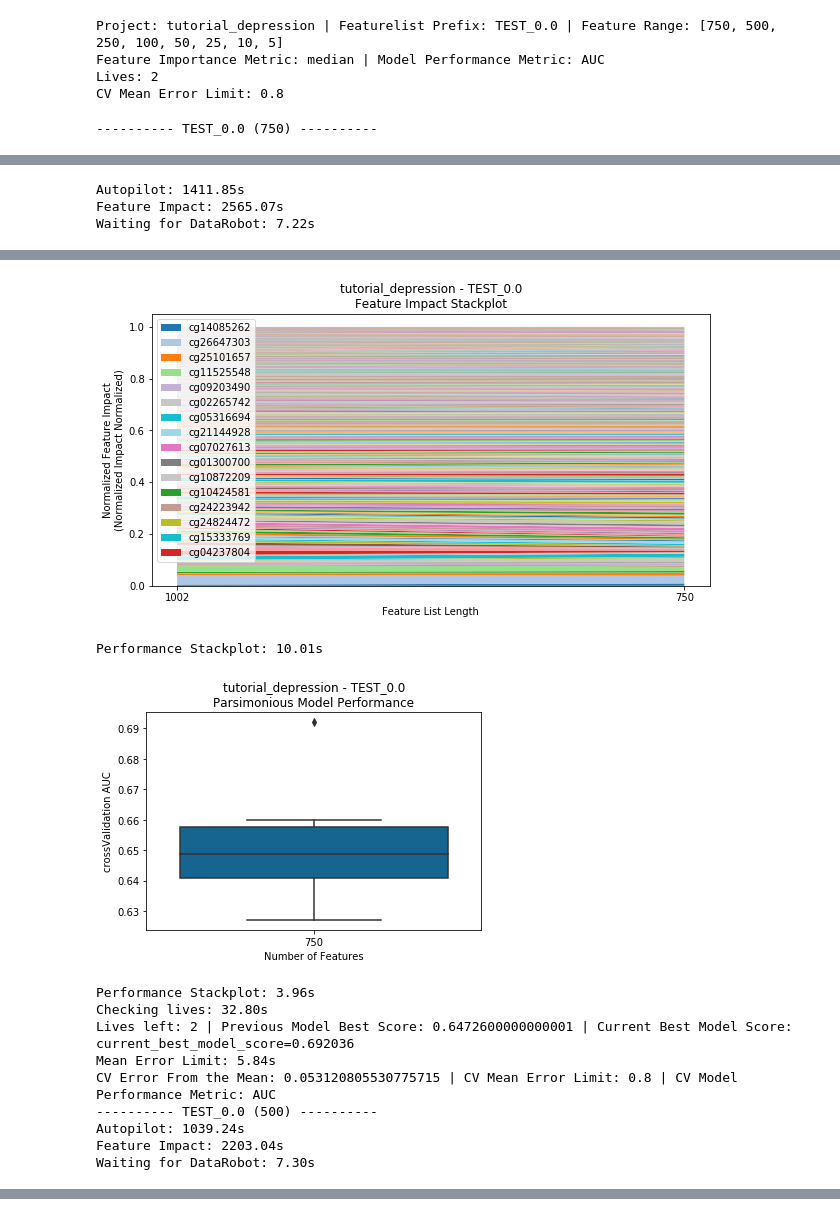
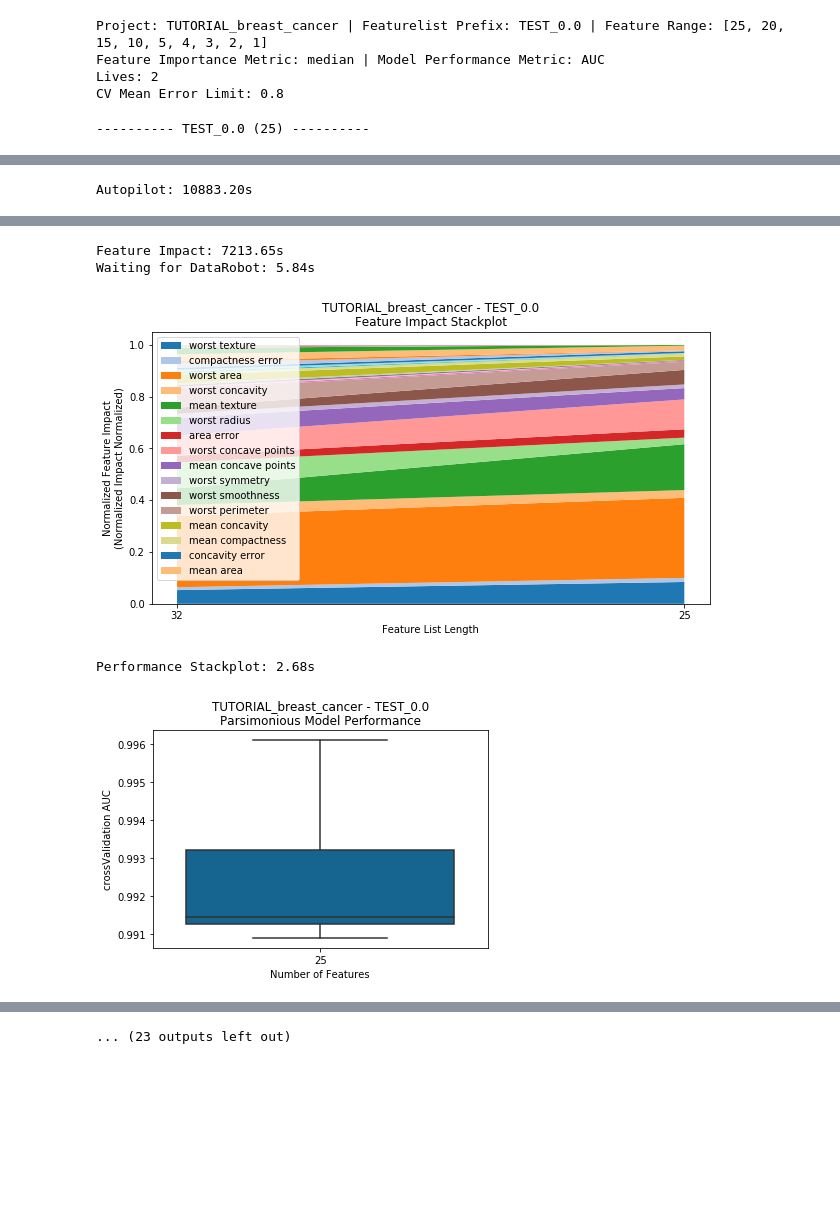
Before and after one commit to FoxoTech/rapa, a Jupyter notebook: notebook_test.ipynb, the cells around one changed output, grey strips where cells are left out. Cells and saved outputs as stored; diff of their text form; code cells hidden in the pictures; blank space fills up the shorter version.

Commit message:
creating tutorial/updating docs

```diff
--- a/notebook_test.ipynb
+++ b/notebook_test.ipynb
@@ -20,3 +88,3 @@ DataRobot API initiated with endpoint 'https://app.datarobot.com/api/v2'
 # %%
 # Creates a rapa classifcation object
-depression_classification = rapa.RAPAClassif()
+depression_classification = rapa.rapa.RAPAClassif()
@@ -74,0 +111,4 @@ project = rapa.utils.find_project("tutorial_depression")
+# %%
+# if the project already exists, the `rapa.utils.find_project` function can be used to search for a project
+project = rapa.utils.find_project("TUTORIAL_breast_cancer")
+project
@@ -75,9 +131,9 @@ project = rapa.utils.find_project("tutorial_depression")
 # %%
-depression_classification.perform_parsimony(projectproject,
+depression_classification.perform_parsimony(project=project,
                                             featurelist_prefix='TEST_0.0',
                                             starting_featurelist_name='Informative Features',
-                                            feature_range=[750, 500, 250, 100, 50, 25, 10, 5],
-                                            lives=2,
+                                            feature_range=[25, 20, 15, 10, 5, 4, 3, 2, 1],
+                                            lives=5,
                                             cv_average_mean_error_limit=.8,
                                             to_graph=['feature_performance', 'models'])
 # %% [output]
@@ -90,5 +146,5 @@ Graphing feature performance...
-Project: tutorial_depression | Featurelist Prefix: TEST_0.0 | Feature Range: [750, 500, 250, 100, 50, 25, 10, 5]
+Project: TUTORIAL_breast_cancer | Featurelist Prefix: TEST_0.0 | Feature Range: [25, 20, 15, 10, 5, 4, 3, 2, 1]
 Feature Importance Metric: median | Model Performance Metric: AUC
 Lives: 2
 CV Mean Error Limit: 0.8
----------- TEST_0.0 (750) ----------
+---------- TEST_0.0 (25) ----------
@@ -96,3 +152 @@ WARNING:urllib3.connectionpool:Retrying (Retry(total=9, connect=None, read=None,
-Autopilot: 1411.85s
-Feature Impact: 2565.07s
-Waiting for DataRobot: 7.22s
+Autopilot: 10883.20s
@@ -99,12 +154,5 @@ Waiting for DataRobot: 7.22s
+Feature Impact: 7213.65s
+Waiting for DataRobot: 5.84s
-[figure, old version]
+[figure, new version]
-Performance Stackplot: 10.01s
+Performance Stackplot: 2.68s
-[figure, old version]
+[figure, new version]
-Performance Stackplot: 3.96s
-Checking lives: 32.80s
-Lives left: 2 | Previous Model Best Score: 0.6472600000000001 | Current Best Model Score: current_best_model_score=0.692036
-Mean Error Limit: 5.84s
-CV Error From the Mean: 0.053120805530775715 | CV Mean Error Limit: 0.8 | CV Model Performance Metric: AUC
----------- TEST_0.0 (500) ----------
-Autopilot: 1039.24s
-Feature Impact: 2203.04s
-Waiting for DataRobot: 7.30s
@@ -113,0 +168 @@ Performance Stackplot: 15.02s
+... (23 outputs left out)
```
Also changed, not shown: parts of 30 cells of this notebook, 1 other file.
